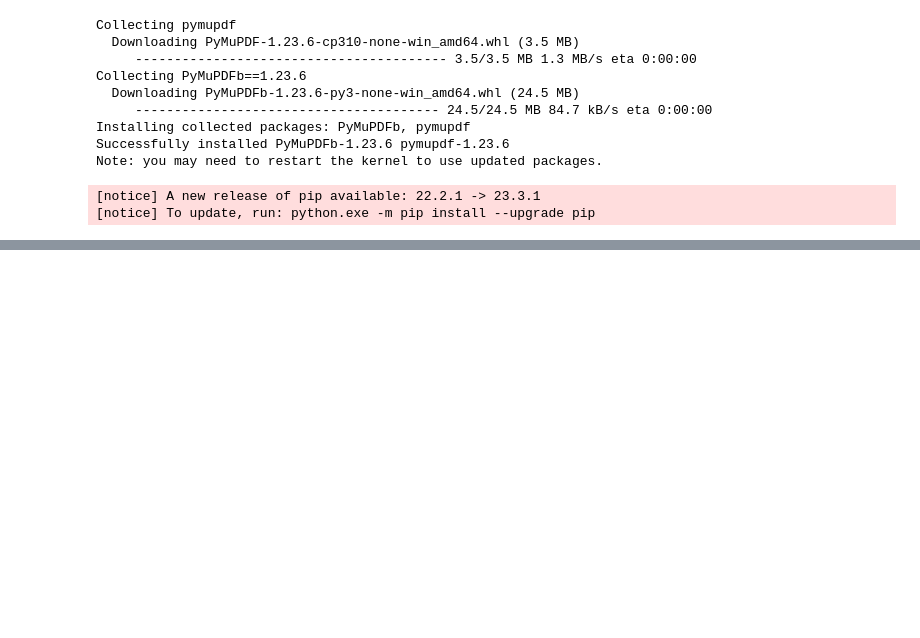
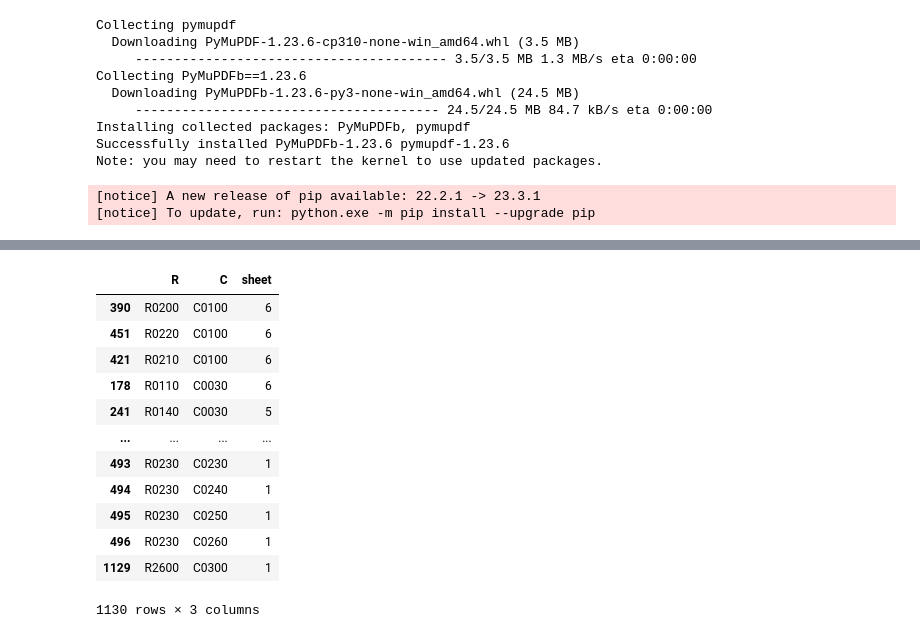
Before and after one commit to alexmal01/Supervision3mISIe, a Jupyter notebook: object_detection/detect_tables.ipynb, the cells around one changed output, grey strips where cells are left out. Saved outputs shown, nothing was run; the diff lists cells and outputs as text; code cells hidden in the pictures; blank space fills up the shorter version.

```diff
--- a/object_detection/detect_tables.ipynb
+++ b/object_detection/detect_tables.ipynb
@@ -95,0 +253,16 @@ SKŁADKI, ODSZKODOWANIA I ŚWIADCZENIA ORAZ KOSZTY WG KRAJU (S
+# %%
+df_comb.groupby(['R', 'C']).count().reset_index().sort_values(by='sheet', ascending=False)
+# %% [output]
+|  | R | C | sheet |
+| 390 | R0200 | C0100 | 6 |
+| 451 | R0220 | C0100 | 6 |
+| 421 | R0210 | C0100 | 6 |
+| 178 | R0110 | C0030 | 6 |
+| 241 | R0140 | C0030 | 5 |
+| ... | ... | ... | ... |
+| 493 | R0230 | C0230 | 1 |
+| 494 | R0230 | C0240 | 1 |
+| 495 | R0230 | C0250 | 1 |
+| 496 | R0230 | C0260 | 1 |
+| 1129 | R2600 | C0300 | 1 |
+1130 rows × 3 columns
```
Also changed, not shown: parts of 11 cells of this notebook.
